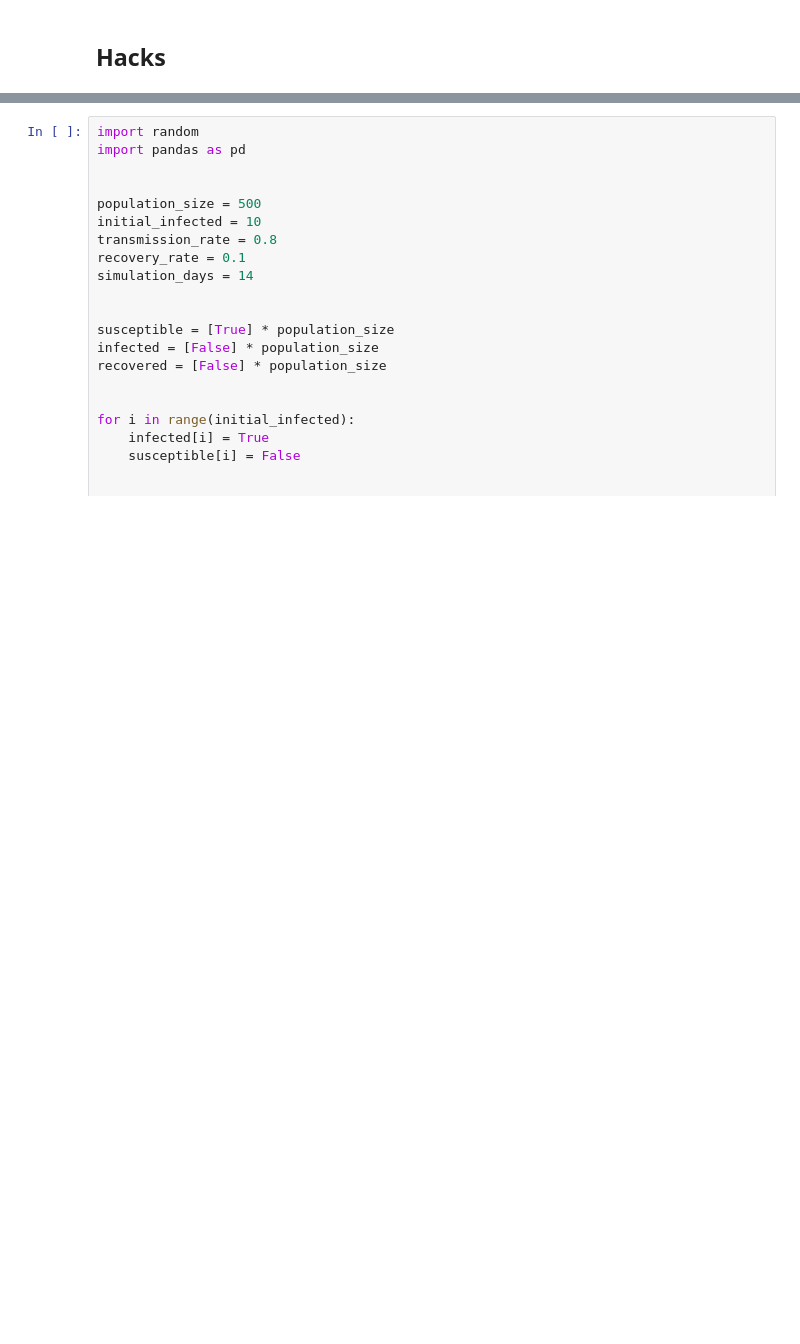
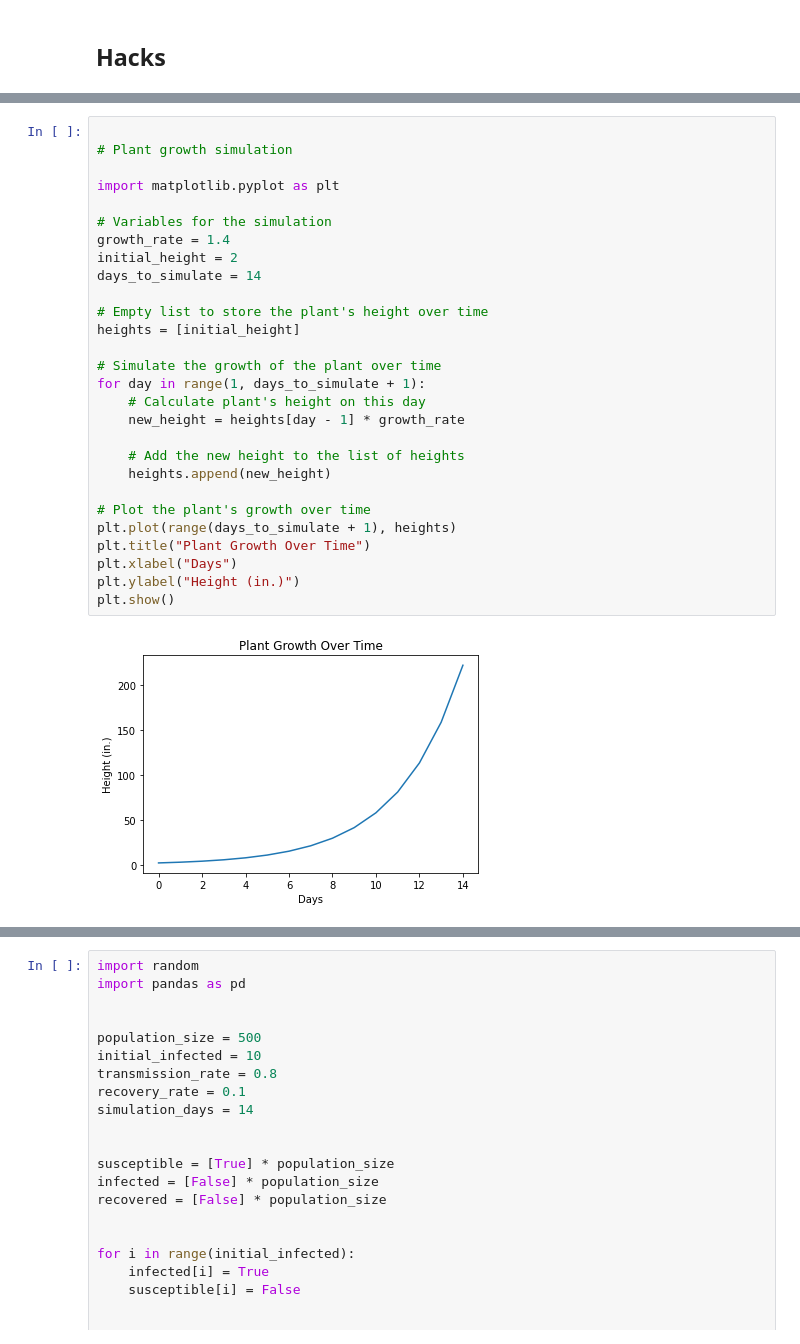
Before and after one commit to Azeem-Khan1/Fastpages-Project, a Jupyter notebook: _notebooks/2023-04-25-P3M-Simulations.ipynb, the cells around one changed output, grey strips where cells are left out. Drawn from its saved outputs; the diff is of its cells as text; blank space fills up the shorter version.

Commit message:
finished simulations, starting FE&BE

```diff
--- a/_notebooks/2023-04-25-P3M-Simulations.ipynb
+++ b/_notebooks/2023-04-25-P3M-Simulations.ipynb
@@ -311,0 +318,30 @@ How does this simulation have bias?
+# %%
+
+# Plant growth simulation
+
+import matplotlib.pyplot as plt
+
+# Variables for the simulation
+growth_rate = 1.4
+initial_height = 2
+days_to_simulate = 14
+
+# Empty list to store the plant's height over time
+heights = [initial_height]
+
+# Simulate the growth of the plant over time
+for day in range(1, days_to_simulate + 1):
+    # Calculate plant's height on this day
+    new_height = heights[day - 1] * growth_rate
+
+    # Add the new height to the list of heights
+    heights.append(new_height)
+
+# Plot the plant's growth over time
+plt.plot(range(days_to_simulate + 1), heights)
+plt.title("Plant Growth Over Time")
+plt.xlabel("Days")
+plt.ylabel("Height (in.)")
+plt.show()
+# %% [output]
+[figure, added]
```
Also changed, not shown: parts of 3 cells of this notebook, 13 other files.
